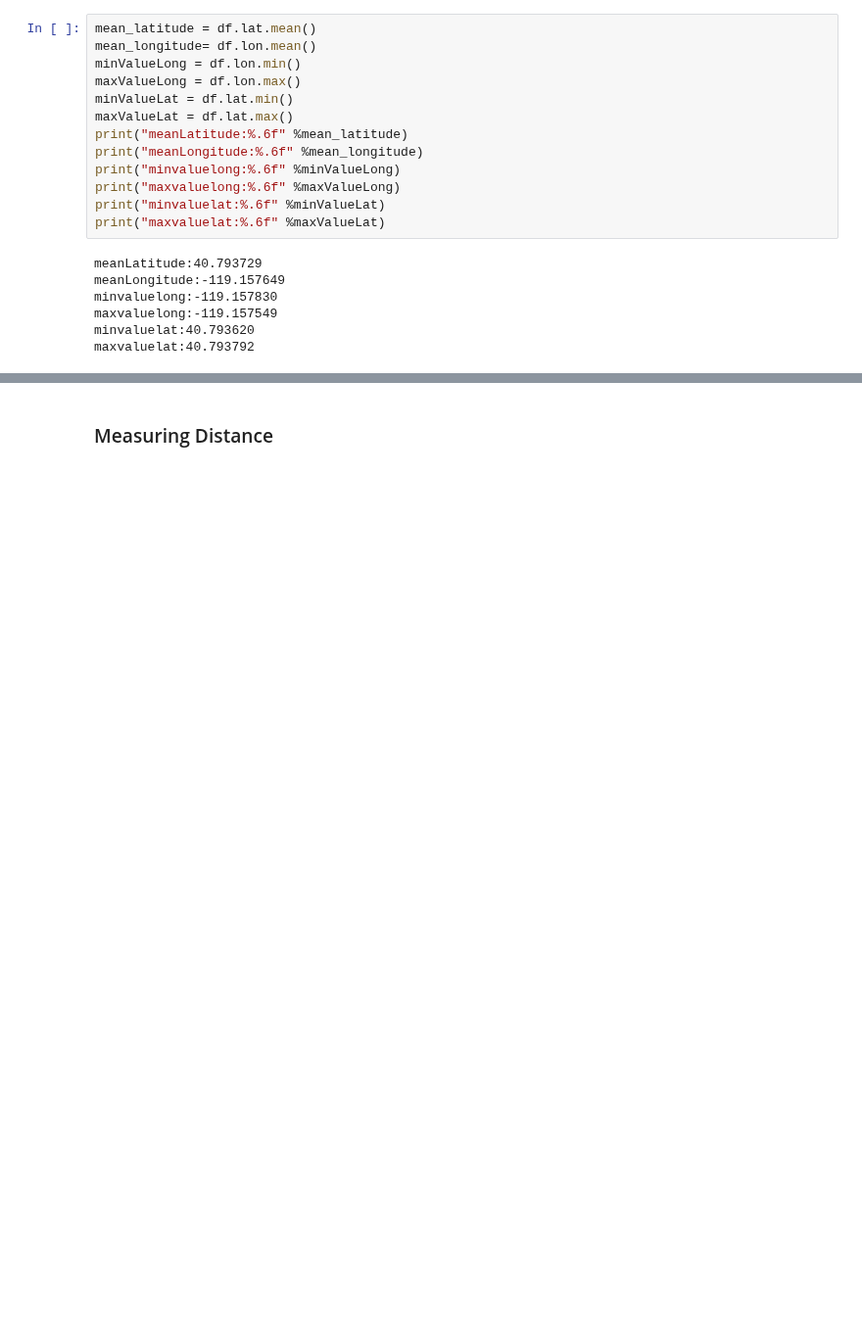
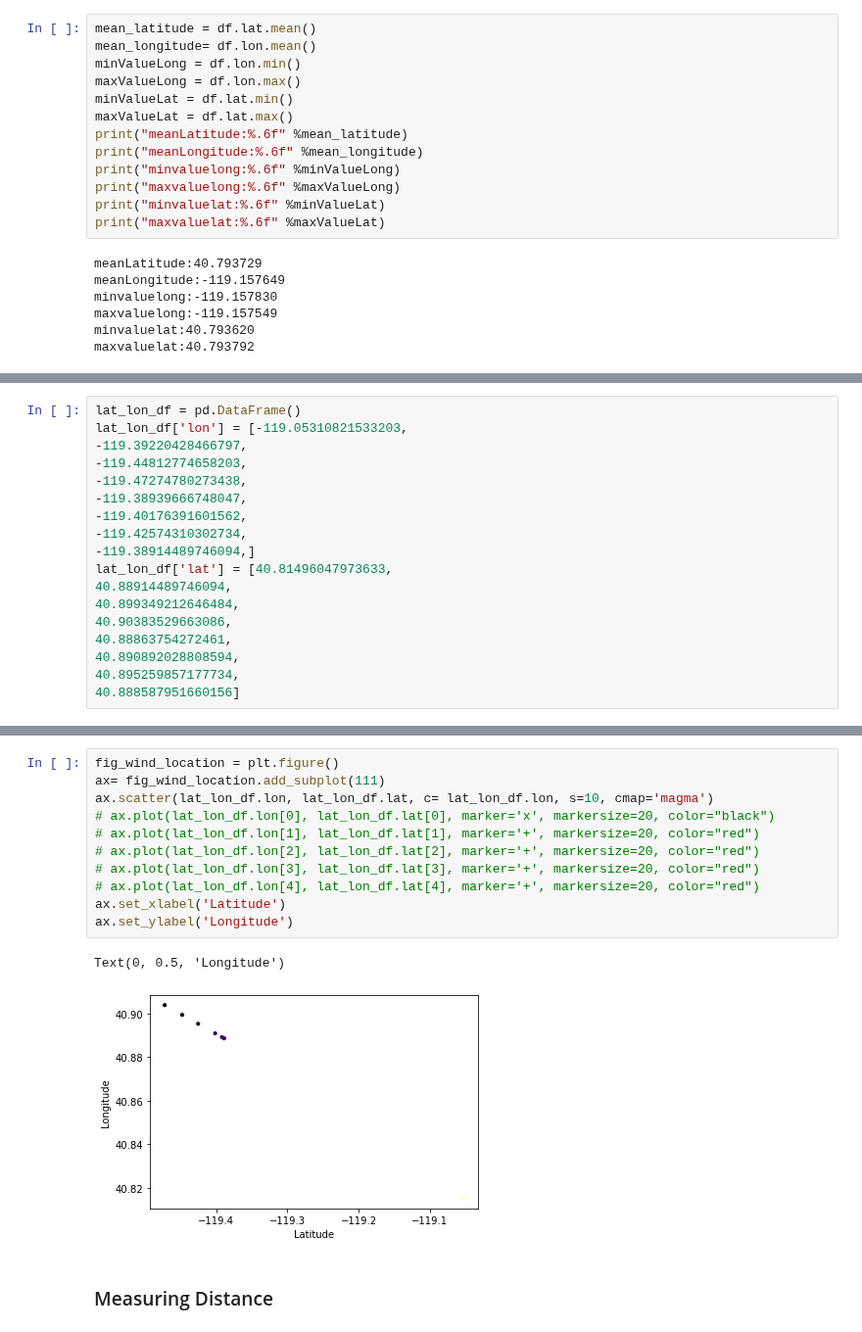
Before and after one commit to arunavanag591/odor_analysis, a Jupyter notebook: data_exploration/gpsPlotting.ipynb, the cells around one changed output, grey strips where cells are left out. Shown at 98% size. Drawn from its saved outputs; the diff is of its cells as text; blank space fills up the shorter version.

```diff
--- a/data_exploration/gpsPlotting.ipynb
+++ b/data_exploration/gpsPlotting.ipynb
@@ -128,0 +183,18 @@ ax.scatter(df["field.longitude"], df["field.latitude"], c=df["field.longitude"],
+# %%
+lat_lon_df = pd.DataFrame()
+lat_lon_df['lon'] = [-119.05310821533203,
+-119.39220428466797,
+-119.44812774658203,
+-119.47274780273438,
+-119.38939666748047,
+-119.40176391601562,
+-119.42574310302734,
+-119.38914489746094,]
+lat_lon_df['lat'] = [40.81496047973633,
+40.88914489746094,
+40.899349212646484,
+40.90383529663086,
+40.88863754272461,
+40.890892028808594,
+40.895259857177734,
+40.888587951660156]
@@ -129,3 +213,17 @@ ax.scatter(df["field.longitude"], df["field.latitude"], c=df["field.longitude"],
+# %%
+fig_wind_location = plt.figure()
+ax= fig_wind_location.add_subplot(111)
+ax.scatter(lat_lon_df.lon, lat_lon_df.lat, c= lat_lon_df.lon, s=10, cmap='magma')
+# ax.plot(lat_lon_df.lon[0], lat_lon_df.lat[0], marker='x', markersize=20, color="black")
+# ax.plot(lat_lon_df.lon[1], lat_lon_df.lat[1], marker='+', markersize=20, color="red")
+# ax.plot(lat_lon_df.lon[2], lat_lon_df.lat[2], marker='+', markersize=20, color="red")
+# ax.plot(lat_lon_df.lon[3], lat_lon_df.lat[3], marker='+', markersize=20, color="red")
+# ax.plot(lat_lon_df.lon[4], lat_lon_df.lat[4], marker='+', markersize=20, color="red")
+ax.set_xlabel('Latitude')
+ax.set_ylabel('Longitude')
+# %% [output]
+Text(0, 0.5, 'Longitude')
+[figure, added]
 # %% [markdown]
 ### Measuring Distance
 # %%
```
Also changed, not shown: parts of 21 cells of this notebook, 1 other file.
